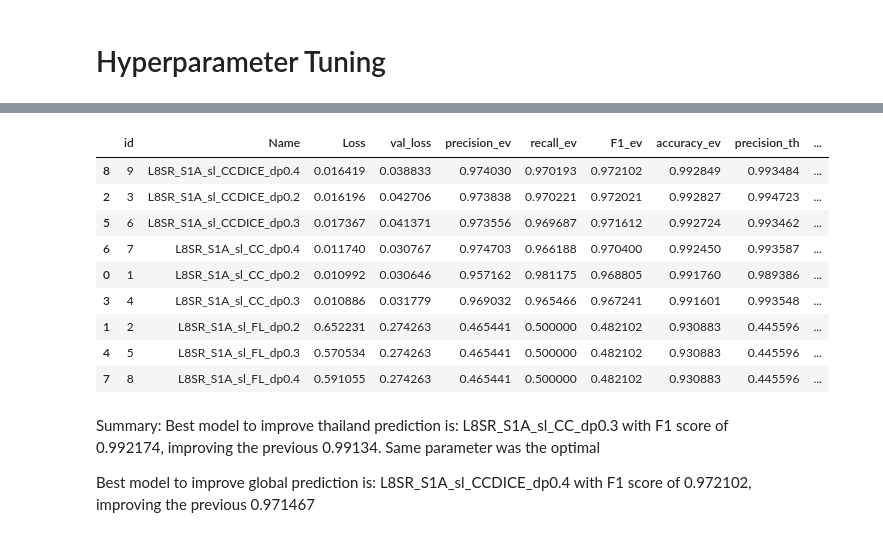
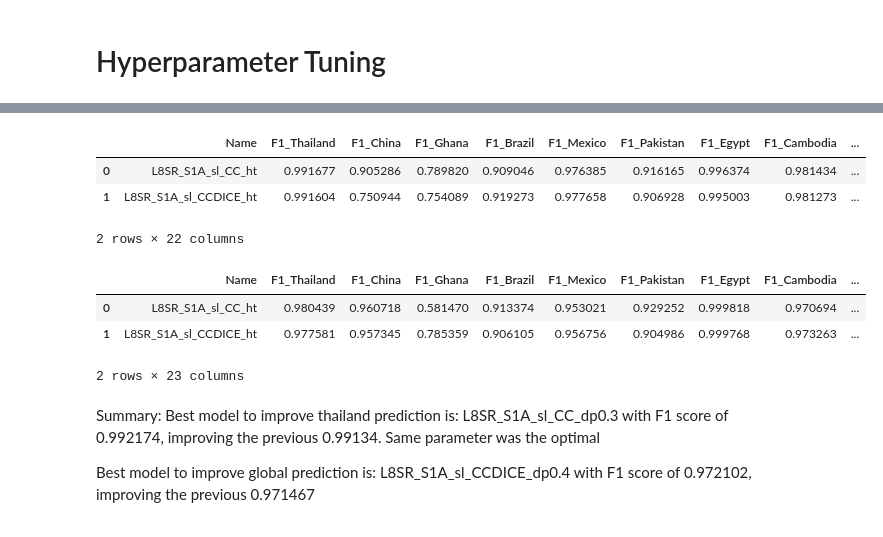
Before and after one commit to edsml-kl121/wateroracle, a Jupyter notebook: results.ipynb, the cells around one changed output, grey strips where cells are left out. Drawn from its saved outputs; the diff is of its cells as text; code cells hidden in the pictures.

```diff
--- a/results.ipynb
+++ b/results.ipynb
@@ -17,9 +19,9 @@ df_FS_Global = pd.read_csv('results/Featurestack_global.csv')
 df_M2_Global = pd.read_csv('results/Multiview-2_Global.csv')
 df_M3_Global = pd.read_csv('results/Multiview-3_Global.csv')
 df_NDWI = pd.read_csv('results/NDWI_test.csv')
-df_hyperparameter_TH = pd.read_csv('results/hyperparameter_tuning.csv')
+df_hyperparameter_TH = pd.read_csv('results/Hyperparameter_TH.csv')
 df_hyperparameter_Global = \
-    pd.read_csv('results/Global_hyperparameter_tuning.csv')
+    pd.read_csv('results/Hyperparameter_global.csv')
 
 df_trainTH_testTH = pd.read_csv('results/Thai_test_train_TH.csv')
 df_trainGlobal_testTH = pd.read_csv('results/Thai_test_train_Global.csv')
@@ -758,16 +747,17 @@ df_hyperparameter_TH.sort_values(by=['F1_th'], ascending=False)
-# %%
-df_hyperparameter_Global.sort_values(by=['F1_ev'], ascending=False)
-# %% [output]
-|  | id | Name | Loss | val_loss | precision_ev | recall_ev | F1_ev | accuracy_ev | precision_th | ... |
-| 8 | 9 | L8SR_S1A_sl_CCDICE_dp0.4 | 0.016419 | 0.038833 | 0.974030 | 0.970193 | 0.972102 | 0.992849 | 0.993484 | ... |
-| 2 | 3 | L8SR_S1A_sl_CCDICE_dp0.2 | 0.016196 | 0.042706 | 0.973838 | 0.970221 | 0.972021 | 0.992827 | 0.994723 | ... |
-| 5 | 6 | L8SR_S1A_sl_CCDICE_dp0.3 | 0.017367 | 0.041371 | 0.973556 | 0.969687 | 0.971612 | 0.992724 | 0.993462 | ... |
-| 6 | 7 | L8SR_S1A_sl_CC_dp0.4 | 0.011740 | 0.030767 | 0.974703 | 0.966188 | 0.970400 | 0.992450 | 0.993587 | ... |
-| 0 | 1 | L8SR_S1A_sl_CC_dp0.2 | 0.010992 | 0.030646 | 0.957162 | 0.981175 | 0.968805 | 0.991760 | 0.989386 | ... |
-| 3 | 4 | L8SR_S1A_sl_CC_dp0.3 | 0.010886 | 0.031779 | 0.969032 | 0.965466 | 0.967241 | 0.991601 | 0.993548 | ... |
-| 1 | 2 | L8SR_S1A_sl_FL_dp0.2 | 0.652231 | 0.274263 | 0.465441 | 0.500000 | 0.482102 | 0.930883 | 0.445596 | ... |
-| 4 | 5 | L8SR_S1A_sl_FL_dp0.3 | 0.570534 | 0.274263 | 0.465441 | 0.500000 | 0.482102 | 0.930883 | 0.445596 | ... |
-| 7 | 8 | L8SR_S1A_sl_FL_dp0.4 | 0.591055 | 0.274263 | 0.465441 | 0.500000 | 0.482102 | 0.930883 | 0.445596 | ... |
+# %%
+df_hyperparameter_TH
+# %% [output]
+|  | Name | F1_Thailand | F1_China | F1_Ghana | F1_Brazil | F1_Mexico | F1_Pakistan | F1_Egypt | F1_Cambodia | ... |
+| 0 | L8SR_S1A_sl_CC_ht | 0.991677 | 0.905286 | 0.789820 | 0.909046 | 0.976385 | 0.916165 | 0.996374 | 0.981434 | ... |
+| 1 | L8SR_S1A_sl_CCDICE_ht | 0.991604 | 0.750944 | 0.754089 | 0.919273 | 0.977658 | 0.906928 | 0.995003 | 0.981273 | ... |
+2 rows × 22 columns
+# %%
+df_hyperparameter_Global
+# %% [output]
+|  | Name | F1_Thailand | F1_China | F1_Ghana | F1_Brazil | F1_Mexico | F1_Pakistan | F1_Egypt | F1_Cambodia | ... |
+| 0 | L8SR_S1A_sl_CC_ht | 0.980439 | 0.960718 | 0.581470 | 0.913374 | 0.953021 | 0.929252 | 0.999818 | 0.970694 | ... |
+| 1 | L8SR_S1A_sl_CCDICE_ht | 0.977581 | 0.957345 | 0.785359 | 0.906105 | 0.956756 | 0.904986 | 0.999768 | 0.973263 | ... |
+2 rows × 23 columns
 # %% [markdown]
 Summary:
 Best model to improve thailand prediction is:
```
Also changed, not shown: parts of 5 cells of this notebook, 2 other files.
